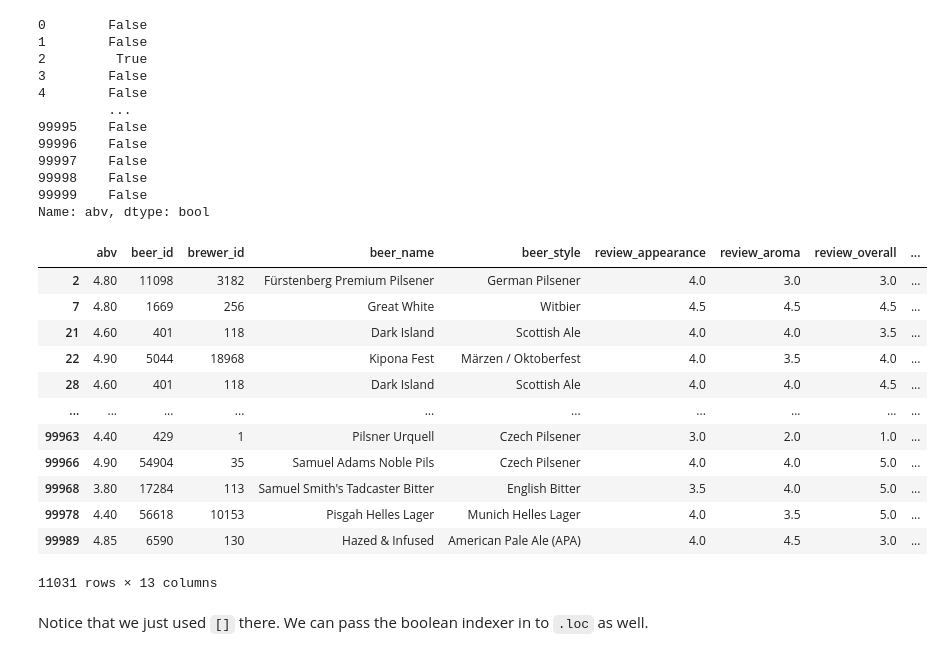
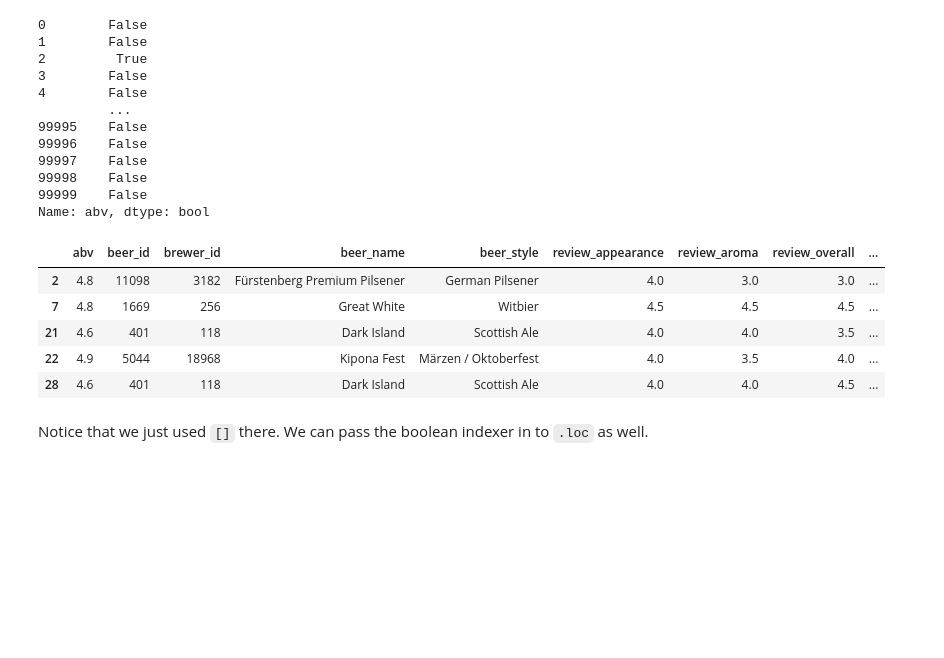
Before and after one commit to TomAugspurger/PyDataSeattle, a Jupyter notebook: notebooks/3. Indexing.ipynb, the cells around one changed output. Saved outputs shown, nothing was run; the diff lists cells and outputs as text; code cells hidden in the pictures; blank space fills up the shorter version.

```diff
--- a/notebooks/3. Indexing.ipynb
+++ b/notebooks/3. Indexing.ipynb
@@ -39,21 +225,14 @@ df.abv < 5
 99999    False
 Name: abv, dtype: bool
 # %%
-df[df.abv < 5]
+df[df.abv < 5].head()
 # %% [output]
 |  | abv | beer_id | brewer_id | beer_name | beer_style | review_appearance | review_aroma | review_overall | ... |
-| 2 | 4.80 | 11098 | 3182 | Fürstenberg Premium Pilsener | German Pilsener | 4.0 | 3.0 | 3.0 | ... |
-| 7 | 4.80 | 1669 | 256 | Great White | Witbier | 4.5 | 4.5 | 4.5 | ... |
-| 21 | 4.60 | 401 | 118 | Dark Island | Scottish Ale | 4.0 | 4.0 | 3.5 | ... |
-| 22 | 4.90 | 5044 | 18968 | Kipona Fest | Märzen / Oktoberfest | 4.0 | 3.5 | 4.0 | ... |
-| 28 | 4.60 | 401 | 118 | Dark Island | Scottish Ale | 4.0 | 4.0 | 4.5 | ... |
-| ... | ... | ... | ... | ... | ... | ... | ... | ... | ... |
-| 99963 | 4.40 | 429 | 1 | Pilsner Urquell | Czech Pilsener | 3.0 | 2.0 | 1.0 | ... |
-| 99966 | 4.90 | 54904 | 35 | Samuel Adams Noble Pils | Czech Pilsener | 4.0 | 4.0 | 5.0 | ... |
-| 99968 | 3.80 | 17284 | 113 | Samuel Smith's Tadcaster Bitter | English Bitter | 3.5 | 4.0 | 5.0 | ... |
-| 99978 | 4.40 | 56618 | 10153 | Pisgah Helles Lager | Munich Helles Lager | 4.0 | 3.5 | 5.0 | ... |
-| 99989 | 4.85 | 6590 | 130 | Hazed & Infused | American Pale Ale (APA) | 4.0 | 4.5 | 3.0 | ... |
+| 2 | 4.8 | 11098 | 3182 | Fürstenberg Premium Pilsener | German Pilsener | 4.0 | 3.0 | 3.0 | ... |
+| 7 | 4.8 | 1669 | 256 | Great White | Witbier | 4.5 | 4.5 | 4.5 | ... |
+| 21 | 4.6 | 401 | 118 | Dark Island | Scottish Ale | 4.0 | 4.0 | 3.5 | ... |
+| 22 | 4.9 | 5044 | 18968 | Kipona Fest | Märzen / Oktoberfest | 4.0 | 3.5 | 4.0 | ... |
+| 28 | 4.6 | 401 | 118 | Dark Island | Scottish Ale | 4.0 | 4.0 | 4.5 | ... |
-11031 rows × 13 columns
 # %% [markdown]
 Notice that we just used `[]` there. We can pass the boolean indexer in to `.loc` as well.
 # %%
```
Also changed, not shown: parts of 22 cells of this notebook, 4 other files.
